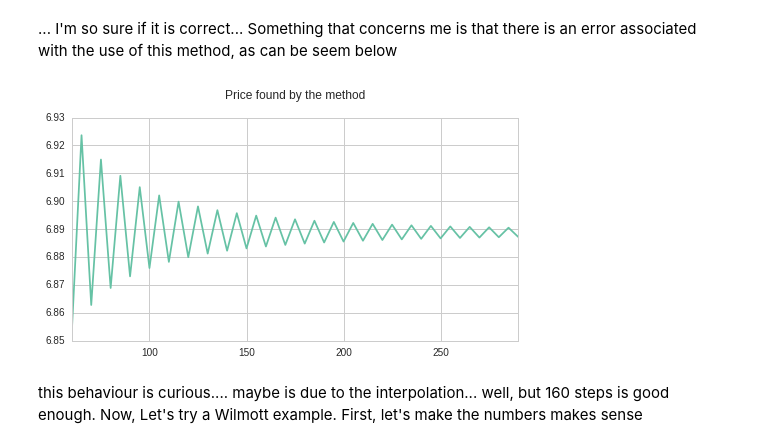
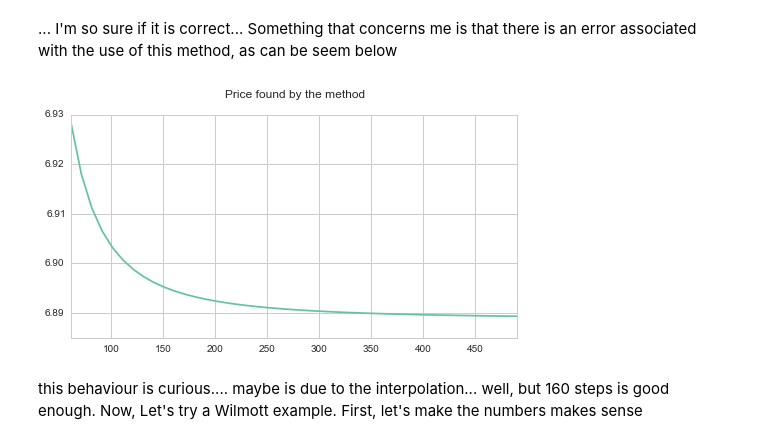
Before and after one commit to ucaiado/FiniteDifference_Pricing, a Jupyter notebook: tests.ipynb, the cells around one changed output. Drawn from its saved outputs; the diff is of its cells as text; code cells hidden in the pictures.

```diff
--- a/tests.ipynb
+++ b/tests.ipynb
@@ -932,17 +933,28 @@ my_uvmoption_org_buy = finite_difference.EuropianVanillaUvm(**d3)
 # %%
 l_price = []
 l_nas = []
-for i_nas in xrange(60, 300, 5):
+f_S0 = 100.
+import finite_difference; reload(finite_difference)
+d = {'f_volm': 0.20,
+     'f_volM': 0.30,
+     'f_intrate': 0.05,
+     's_ptype': 'C',
+     'l_strike': [90., 100., 100.],
+     'l_qty': [0., -1., 0.0],
+     'f_expiration':0.5,
+     'f_NAS': 60.}
+na_V0 = np.array([14.42, 4.22])
+for i_nas in xrange(61, 500, 10):
     d3['f_NAS'] = float(i_nas)
     l_nas.append(i_nas)
     my_uvmoption_org_sell = finite_difference.EuropianVanillaUvm(**d3)
     f1 = my_uvmoption_org_sell.get_middle_price(f_S0, na_V0, d['f_expiration'])
     l_price.append(f1)
 # %%
-ax = pd.Series(l_price, index=l_nas[:-1]).plot(legend=False)
+ax = pd.Series(l_price, index=l_nas).plot(legend=False)
 ax.set_title('Price found by the method\n');
 # %% [output]
-[figure, old version]
+[figure, new version]
 # %% [markdown]
 this behaviour is curious.... maybe is due to the interpolation... well, but 160 steps is good enough. Now, Let's try a Wilmott example. First, let's make the numbers makes sense
 # %%
```
Also changed, not shown: parts of 19 cells of this notebook, 1 other file.
